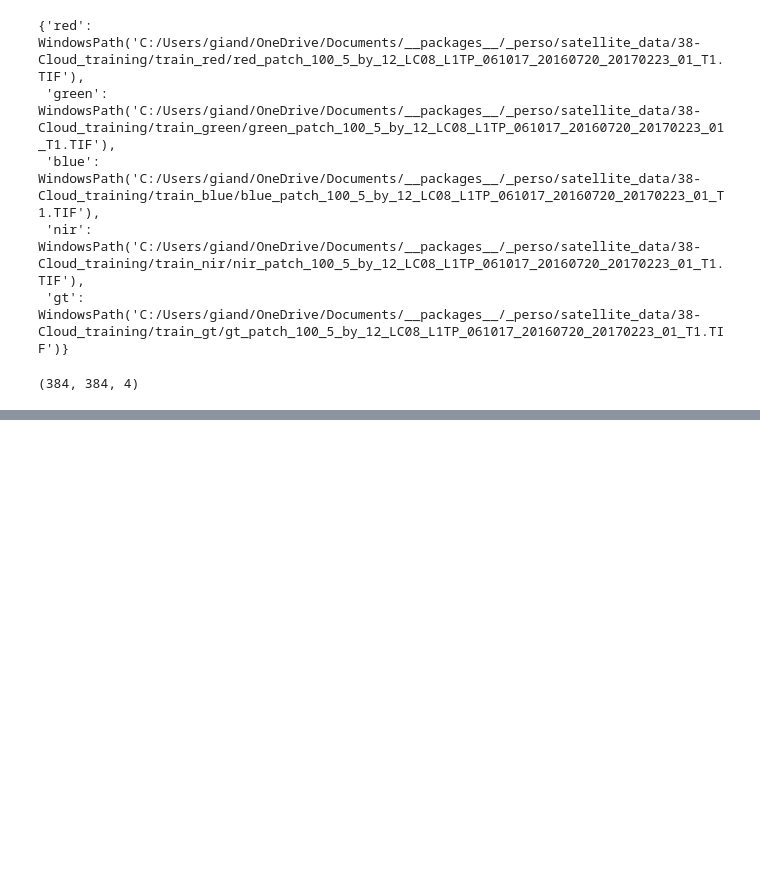
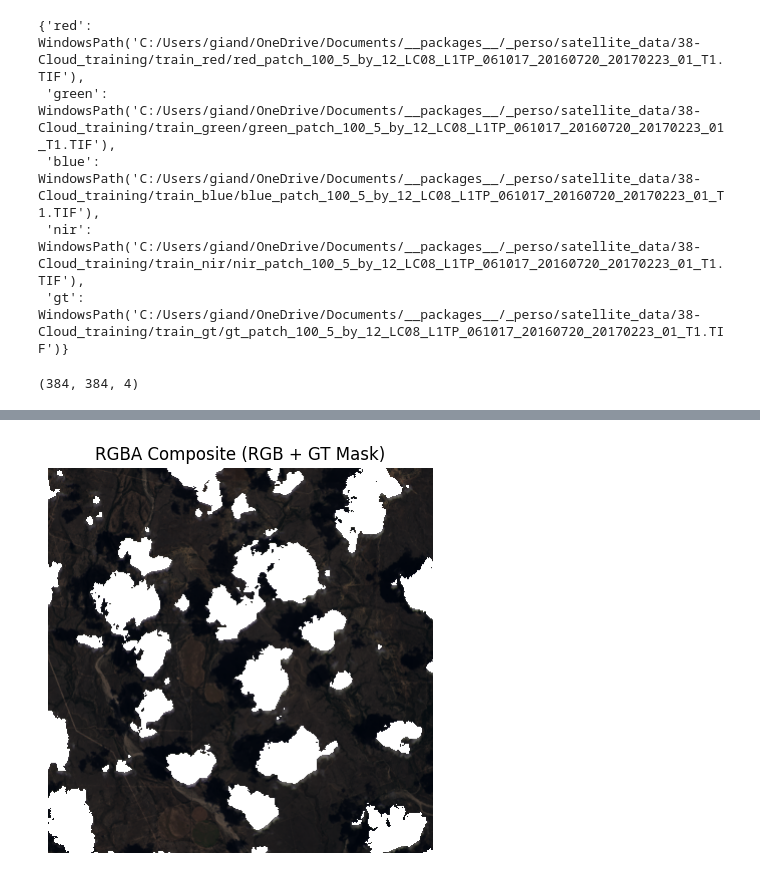
Before and after one commit to tristanGIANDO/satellite, a Jupyter notebook: satellite/model/notebook.ipynb, the cells around one changed output, grey strips where cells are left out. Cells and saved outputs as stored; diff of their text form; code cells hidden in the pictures; blank space fills up the shorter version.

```diff
--- a/satellite/model/notebook.ipynb
+++ b/satellite/model/notebook.ipynb
@@ -139,0 +171,46 @@ show_images_matplotlib(data.files[0])
+# %%
+def show_rgb_with_gt_mask(file_entry: dict[str, Path]) -> None:
+    channels = []
+    for color in ["red", "green", "blue"]:
+        img = Image.open(file_entry[color])
+        arr = np.array(img, dtype=np.uint16)
+
+        if arr.dtype != np.uint16:
+            raise ValueError(f"{color} channel is not in 16-bit format.")
+
+        channels.append(arr)
+
+    h, w = channels[0].shape
+    if not all(c.shape == (h, w) for c in channels):
+        raise ValueError("RGB channels are not of the same size.")
+
+    rgb16 = np.stack(channels, axis=-1)  # shape (H, W, 3), dtype uint16
+
+    # gt becomes the alpha but we must invert it because the mask is white on clouds
+    gt = np.array(Image.open(file_entry["gt"]))
+    if gt.shape != (h, w):
+        raise ValueError("gt mask size does not match RGB images.")
+
+    # Binariser l'alpha si nécessaire
+    if gt.max() > 1:
+        alpha = (gt > 0).astype(np.uint16) * 65535
+    else:
+        alpha = (gt > 0).astype(np.uint16) * 65535
+
+    alpha = 65535 - alpha  # Invert alpha mask to show clouds as transparent
+
+    # Normalized RGB and alpha channels for visualization
+    rgb_visu = ((rgb16 - rgb16.min()) / (rgb16.max() - rgb16.min()) * 255).astype(np.uint8)
+    alpha_visu = (alpha / 65535 * 255).astype(np.uint8)
+    rgba_visu = np.dstack((rgb_visu, alpha_visu))
+
+    plt.figure(figsize=(5, 5))
+    plt.imshow(rgba_visu)
+    plt.title("RGBA Composite (RGB + GT Mask)")
+    plt.axis("off")
+    plt.show()
+
+
+show_rgb_with_gt_mask(data.files[6])
+# %% [output]
+[figure, added]
```
Also changed, not shown: parts of 2 cells of this notebook, 4 other files.
